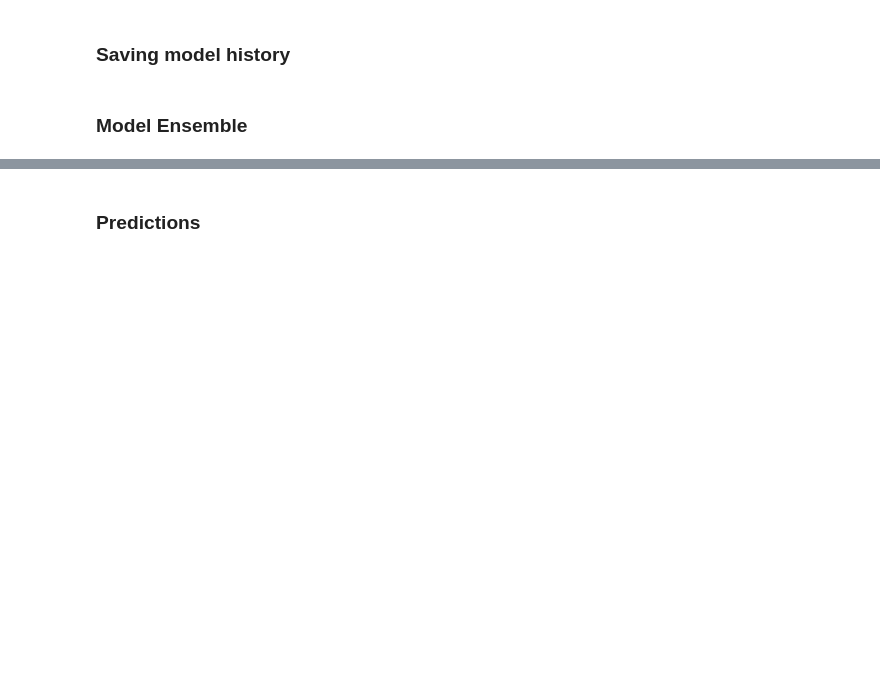
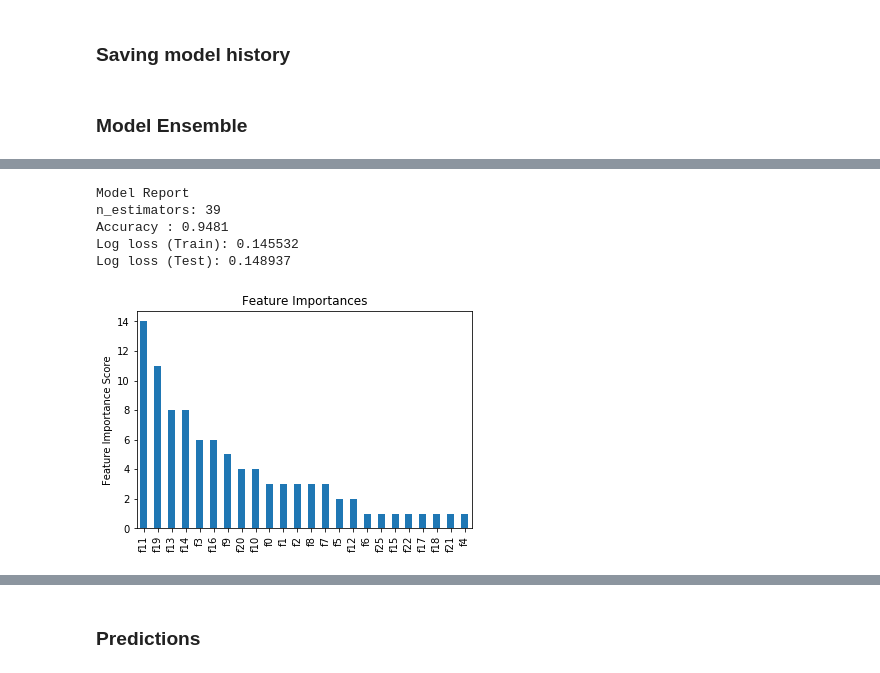
Before and after one commit to MarekKZielinski/Statoil-C-CORE-Iceberg-Classifier-Challenge, a Jupyter notebook: Iceberg-notebook.ipynb, the cells around one changed output, grey strips where cells are left out. Saved outputs shown, nothing was run; the diff lists cells and outputs as text; code cells hidden in the pictures; blank space fills up the shorter version.

```diff
--- a/Iceberg-notebook.ipynb
+++ b/Iceberg-notebook.ipynb
@@ -966,8 +1114,8 @@ param_test4 = {
  'subsample':[i/10.0 for i in range(6,10)],
  'colsample_bytree':[i/10.0 for i in range(6,10)]
 }
-gsearch4 = GridSearchCV(estimator = xgb.XGBClassifier( learning_rate =0.1, n_estimators=40, max_depth=2,
- min_child_weight=3.5, gamma=1.3, subsample=0.8, colsample_bytree=0.8,
+gsearch4 = GridSearchCV(estimator = xgb.XGBClassifier( learning_rate =0.1, n_estimators=54, max_depth=2,
+ min_child_weight=3.5, gamma=0.1, subsample=0.8, colsample_bytree=0.8,
  objective= 'binary:logistic', nthread=8, scale_pos_weight=1, seed=random_seed),
  param_grid = param_test4, scoring='neg_log_loss',n_jobs=1,iid=False, cv=5, verbose=1)
 gsearch4.fit(ensemble_val,y_val['is_iceberg'].values)
@@ -975,10 +1144,10 @@ gsearch4.grid_scores_, gsearch4.best_params_, gsearch4.best_score_
 # %%
 param_test5 = {
- 'subsample':[i/100.0 for i in range(70,100,5)],
+ 'subsample':[i/100.0 for i in range(50,100,5)],
  'colsample_bytree':[i/100.0 for i in range(40,100,5)]
 }
-gsearch5 = GridSearchCV(estimator = xgb.XGBClassifier( learning_rate =0.1, n_estimators=40, max_depth=2,
- min_child_weight=3.5, gamma=1.3, subsample=0.8, colsample_bytree=0.8,
+gsearch5 = GridSearchCV(estimator = xgb.XGBClassifier( learning_rate =0.1, n_estimators=54, max_depth=2,
+ min_child_weight=3.5, gamma=0.1, subsample=0.6, colsample_bytree=0.6,
  objective= 'binary:logistic', nthread=8, scale_pos_weight=1, seed=random_seed),
  param_grid = param_test5, scoring='neg_log_loss',n_jobs=1,iid=False, cv=5, verbose=1)
 gsearch5.fit(ensemble_val,y_val['is_iceberg'].values)
@@ -987,8 +1176,8 @@ gsearch5.grid_scores_, gsearch5.best_params_, gsearch5.best_score_
 param_test6 = {
  'reg_alpha':[1e-5, 1e-2, 0.1, 1, 100]
 }
-gsearch6 = GridSearchCV(estimator = xgb.XGBClassifier( learning_rate =0.1, n_estimators=40, max_depth=2,
- min_child_weight=3.5, gamma=1.3, subsample=0.75, colsample_bytree=0.4,
+gsearch6 = GridSearchCV(estimator = xgb.XGBClassifier( learning_rate =0.1, n_estimators=54, max_depth=2,
+ min_child_weight=3.5, gamma=1.3, subsample=0.65, colsample_bytree=0.65,
  objective= 'binary:logistic', nthread=8, scale_pos_weight=1, seed=random_seed),
  param_grid = param_test6, scoring='neg_log_loss',n_jobs=1,iid=False, cv=5, verbose=1)
 gsearch6.fit(ensemble_val,y_val['is_iceberg'].values)
@@ -996,9 +1195,9 @@ gsearch6.grid_scores_, gsearch6.best_params_, gsearch6.best_score_
 # %%
 param_test7 = {
- 'reg_alpha':[0.000003, 0.00001, 0.0001, 0.0003, 0.0005]
+ 'reg_alpha':[0.000001, 0.000003, 0.00001, 0.0001, 0.0003, 0.0005]
 }
-gsearch7 = GridSearchCV(estimator = xgb.XGBClassifier( learning_rate =0.1, n_estimators=40, max_depth=2,
- min_child_weight=3.5, gamma=1.3, subsample=0.75, colsample_bytree=0.4,
+gsearch7 = GridSearchCV(estimator = xgb.XGBClassifier( learning_rate =0.1, n_estimators=54, max_depth=2,
+ min_child_weight=3.5, gamma=1.3, subsample=0.65, colsample_bytree=0.65,
  objective= 'binary:logistic', nthread=8, scale_pos_weight=1, seed=random_seed),
  param_grid = param_test7, scoring='neg_log_loss',n_jobs=1,iid=False, cv=5, verbose=1)
 gsearch7.fit(ensemble_val,y_val['is_iceberg'].values)
@@ -1006,17 +1216,24 @@ gsearch7.grid_scores_, gsearch7.best_params_, gsearch7.best_score_
 # %%
 xgb3 = xgb.XGBClassifier(
  learning_rate =0.1,
  n_estimators=1000,
  max_depth=2,
  min_child_weight=3.5,
- gamma=1.3,
- subsample=0.75,
- colsample_bytree=0.4,
+ gamma=0.1,
+ subsample=0.65,
+ colsample_bytree=0.65,
  reg_alpha=3e-06,
  objective= 'binary:logistic',
  nthread=8,
  scale_pos_weight=1,
  seed=27)
 modelfit(xgb3, ensemble_val, y_val['is_iceberg'], ensemble_train, y_train['is_iceberg'])
+# %% [output]
+Model Report
+n_estimators: 39
+Accuracy : 0.9481
+Log loss (Train): 0.145532
+Log loss (Test): 0.148937
+[figure, added]
 # %%
 xgb4 = xgb.XGBClassifier(
```
Also changed, not shown: parts of 26 cells of this notebook, 1 other file.
